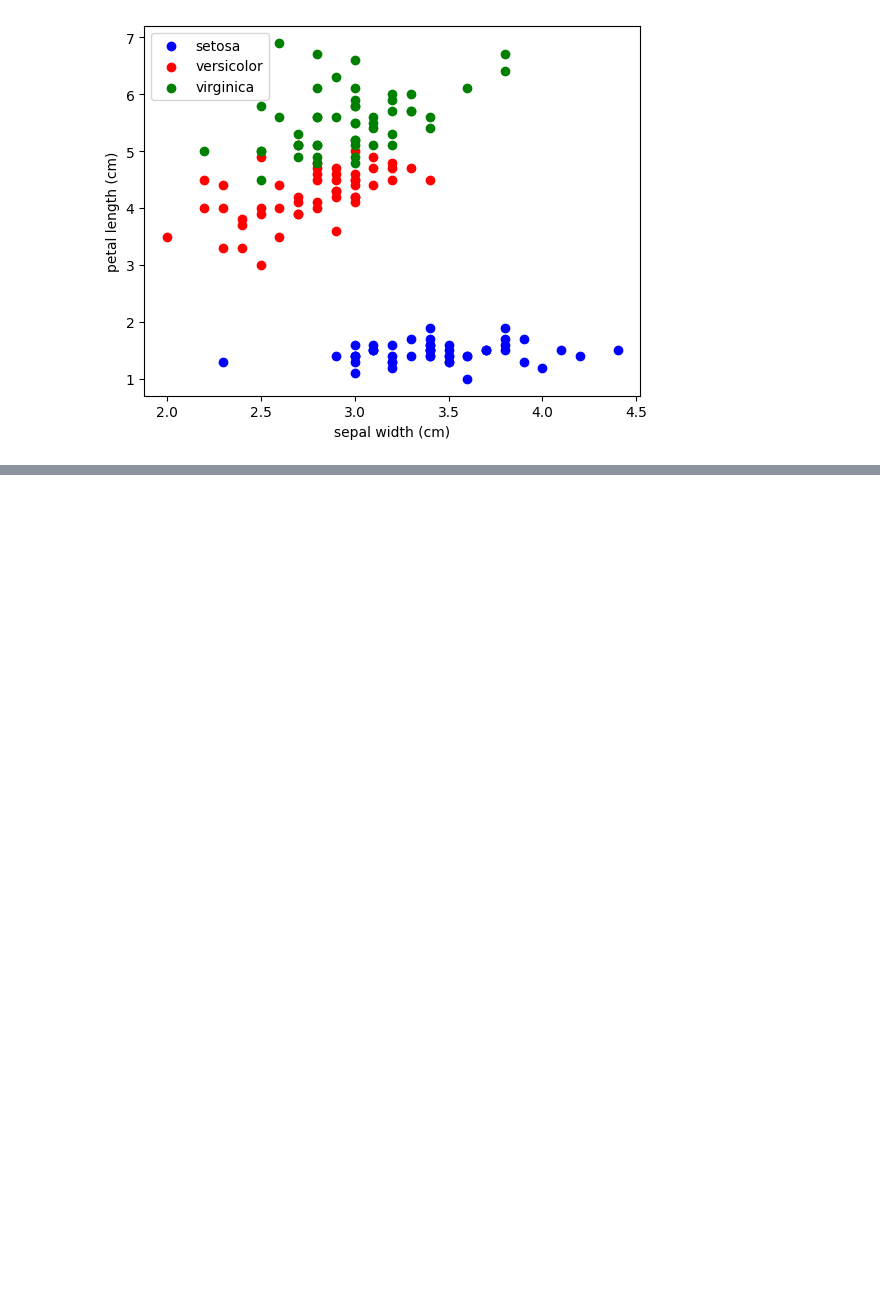
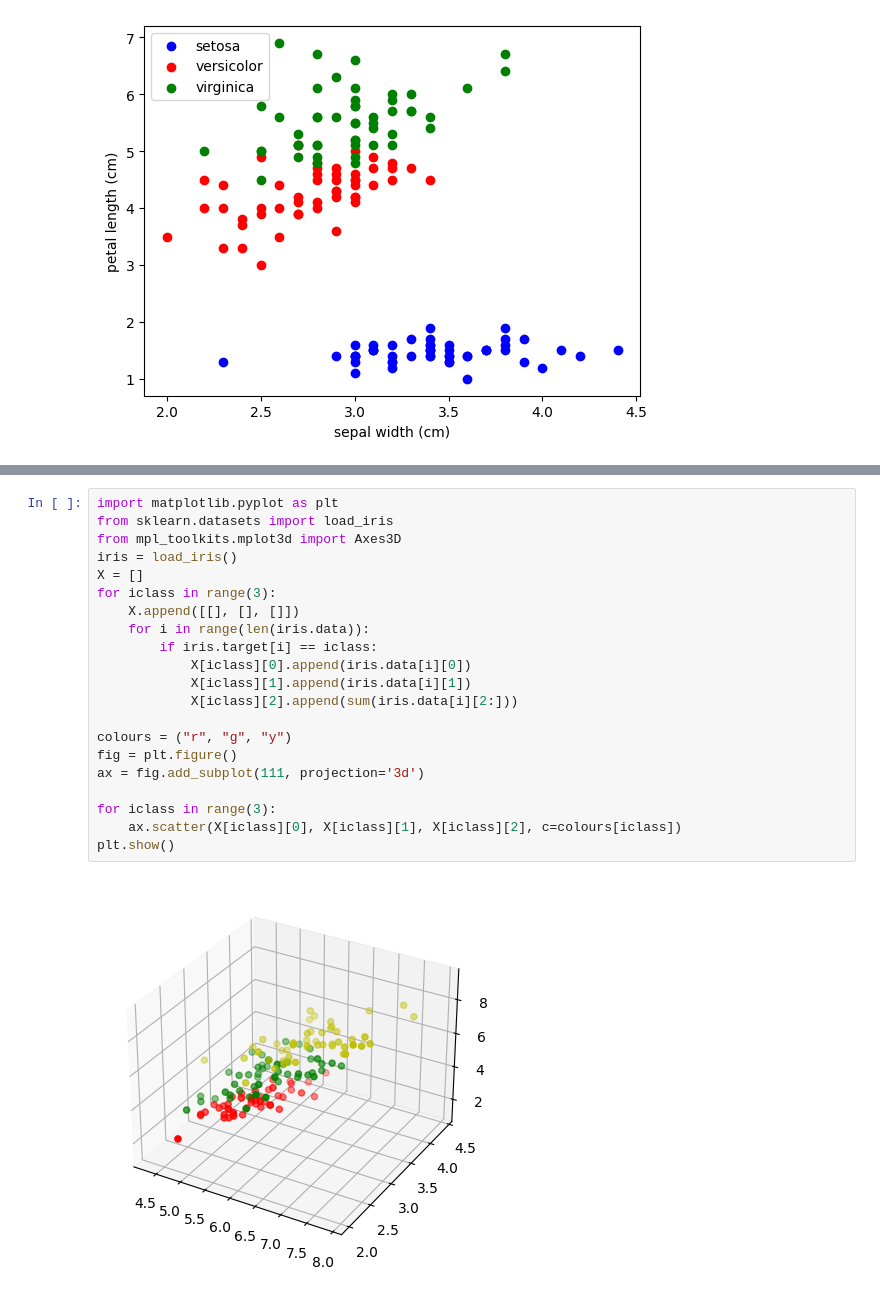
Before and after one commit to VadivelR/mycode, a Jupyter notebook: iris-data/iris01.ipynb, the cells around one changed output, grey strips where cells are left out. Saved outputs shown, nothing was run; the diff lists cells and outputs as text; blank space fills up the shorter version.

```diff
--- a/iris-data/iris01.ipynb
+++ b/iris-data/iris01.ipynb
@@ -230,0 +244,23 @@ plt.show()
+# %%
+import matplotlib.pyplot as plt
+from sklearn.datasets import load_iris
+from mpl_toolkits.mplot3d import Axes3D
+iris = load_iris()
+X = []
+for iclass in range(3):
+    X.append([[], [], []])
+    for i in range(len(iris.data)):
+        if iris.target[i] == iclass:
+            X[iclass][0].append(iris.data[i][0])
+            X[iclass][1].append(iris.data[i][1])
+            X[iclass][2].append(sum(iris.data[i][2:]))
+
+colours = ("r", "g", "y")
+fig = plt.figure()
+ax = fig.add_subplot(111, projection='3d')
+
+for iclass in range(3):
+    ax.scatter(X[iclass][0], X[iclass][1], X[iclass][2], c=colours[iclass])
+plt.show()
+# %% [output]
+[figure, added]
```
Also changed, not shown: parts of 2 cells of this notebook, 17 other files.
